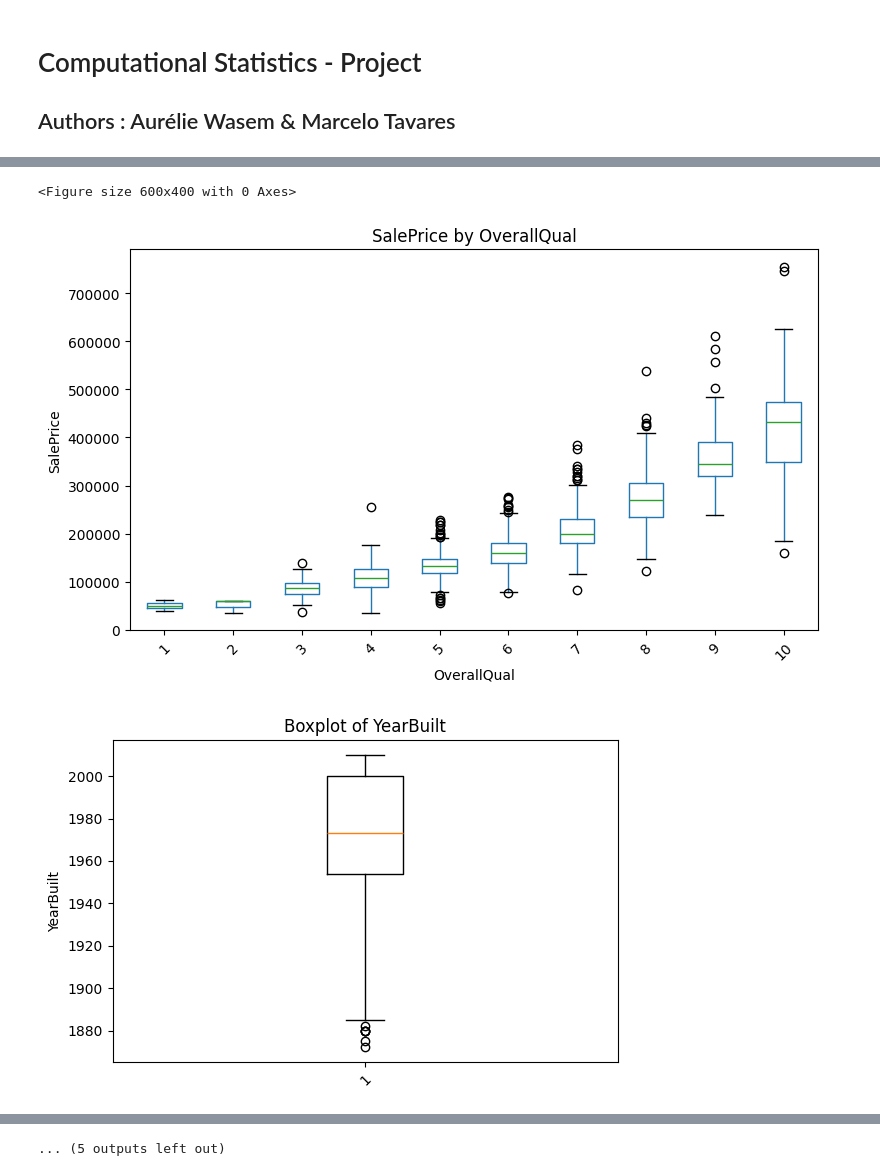
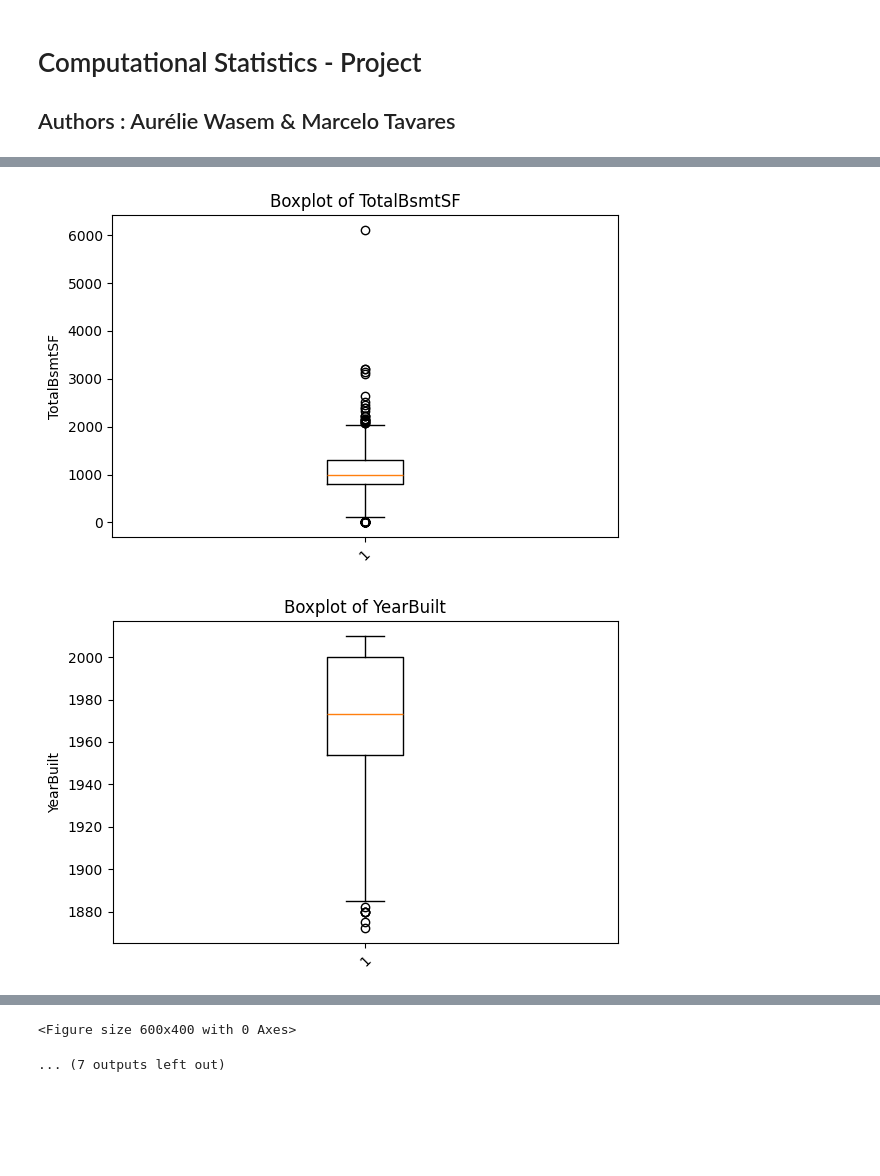
Before and after one commit to decimoplays/CStat-Project, a Jupyter notebook: cstat-project.ipynb, the cells around one changed output, grey strips where cells are left out. Drawn from its saved outputs; the diff is of its cells as text; code cells hidden in the pictures; blank space fills up the shorter version.

```diff
--- a/cstat-project.ipynb
+++ b/cstat-project.ipynb
@@ -24,0 +129,21 @@ salePrice = 'SalePrice'
+# %%
+# Sélection des variables avec Importance > 0.01
+top_features = importance_df[importance_df['Importance'] > 0.01]['Feature'].tolist()
+
+grades = {
+    'Ex' : 5,
+    'Gd' : 4,
+    'TA' : 3,
+    'Fa' : 2,
+    'Po' : 1
+}
+
+
+# Création du DataFrame filtré avec uniquement les top features
+top_features_df = df_encoded[top_features].drop(columns=['ExterQual_Gd','KitchenQual_TA','OverallQual_8'])
+top_features_df['ExterQual'] = train_df['ExterQual'].map(grades).astype('category')
+top_features_df['KitchenQual'] = train_df['KitchenQual'].map(grades).astype('category')
+top_features_df['OverallQual'] = train_df['OverallQual']
+top_features_df['SalePrice'] = y
+
+top_features_df
@@ -25,17 +164,17 @@ salePrice = 'SalePrice'
 # %%
 # Parcourir toutes les colonnes
-for column in lst:
+for column in top_features_df.columns:
     plt.figure(figsize=(6, 4))
-    if train_df[column].dtype in ['int64', 'float64']:
+    if top_features_df[column].dtype in ['int64', 'float64']:
         # Boxplot classique pour les colonnes numériques
-        plt.boxplot(train_df[column].dropna())
+        plt.boxplot(top_features_df[column].dropna())
         plt.title(f'Boxplot of {column}')
         plt.ylabel(column)
     else:
         # Boxplot SalePrice par modalité pour les colonnes qualitatives
-        if salePrice in train_df.columns:
+        if salePrice in top_features_df.columns:
             try:
-                train_df.boxplot(column='SalePrice', by=column, grid=False, figsize=(8, 5))
+                top_features_df.boxplot(column='SalePrice', by=column, grid=False, figsize=(8, 5))
                 plt.title(f'SalePrice by {column}')
                 plt.suptitle('')
                 plt.ylabel("SalePrice")
@@ -47,12 +186,5 @@ for column in lst:
     plt.show()
     plt.close()
 
-# MARCELO: ajout d'un plot pour la variable SalePrice
-plt.figure(figsize=(6, 4))
-plt.boxplot(train_df[salePrice].dropna())
-plt.title(f'Boxplot of {salePrice}')
-plt.ylabel(salePrice)
-plt.xticks(rotation=45)
-plt.tight_layout()
-plt.show()
+print(top_features_df.dtypes)
 # %% [output]
@@ -61,3 +193,2 @@ plt.show()
-<Figure size 600x400 with 0 Axes>
-[figure, old version]
+[figure, new version]
 [figure]
@@ -71,4 +202,5 @@ plt.show()
+<Figure size 600x400 with 0 Axes>
-... (5 outputs left out)
+... (7 outputs left out)
 # %%
 # Fonction pour détecter les outliers via la méthode IQR
 def detect_outliers_iqr(data):
```
Also changed, not shown: parts of 14 cells of this notebook.
